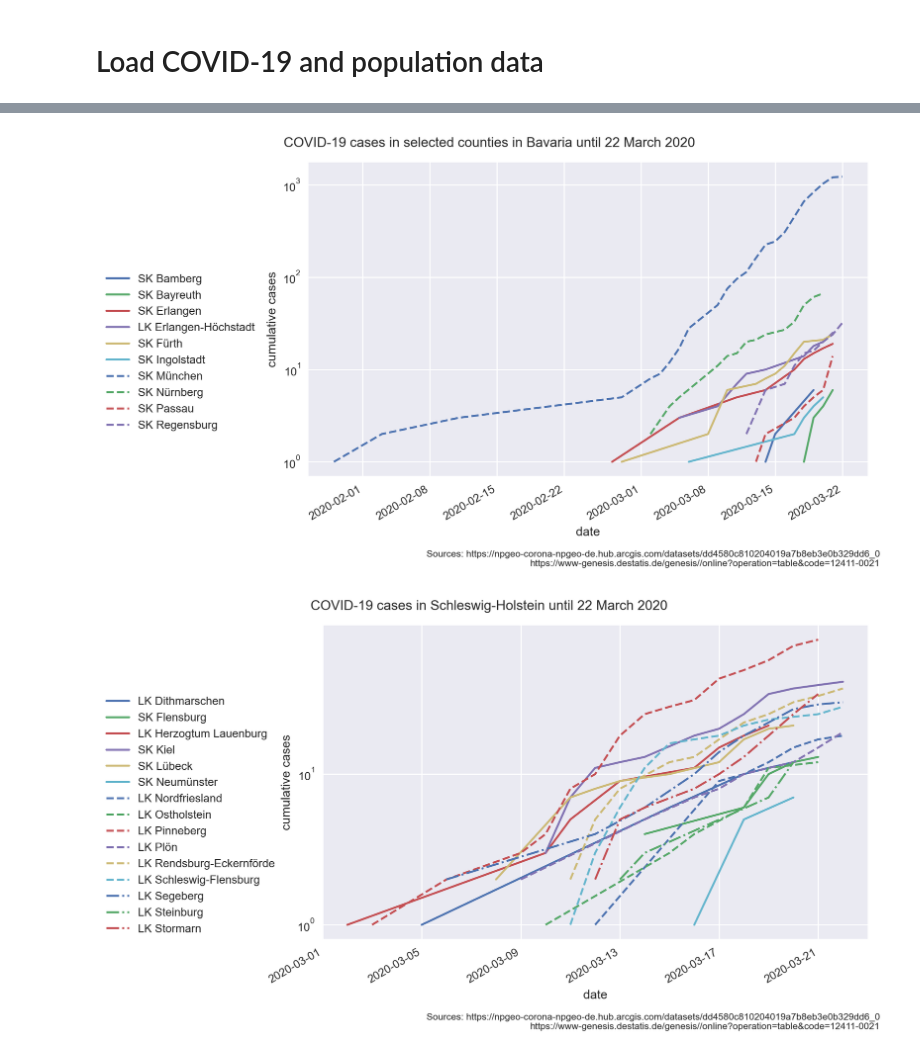
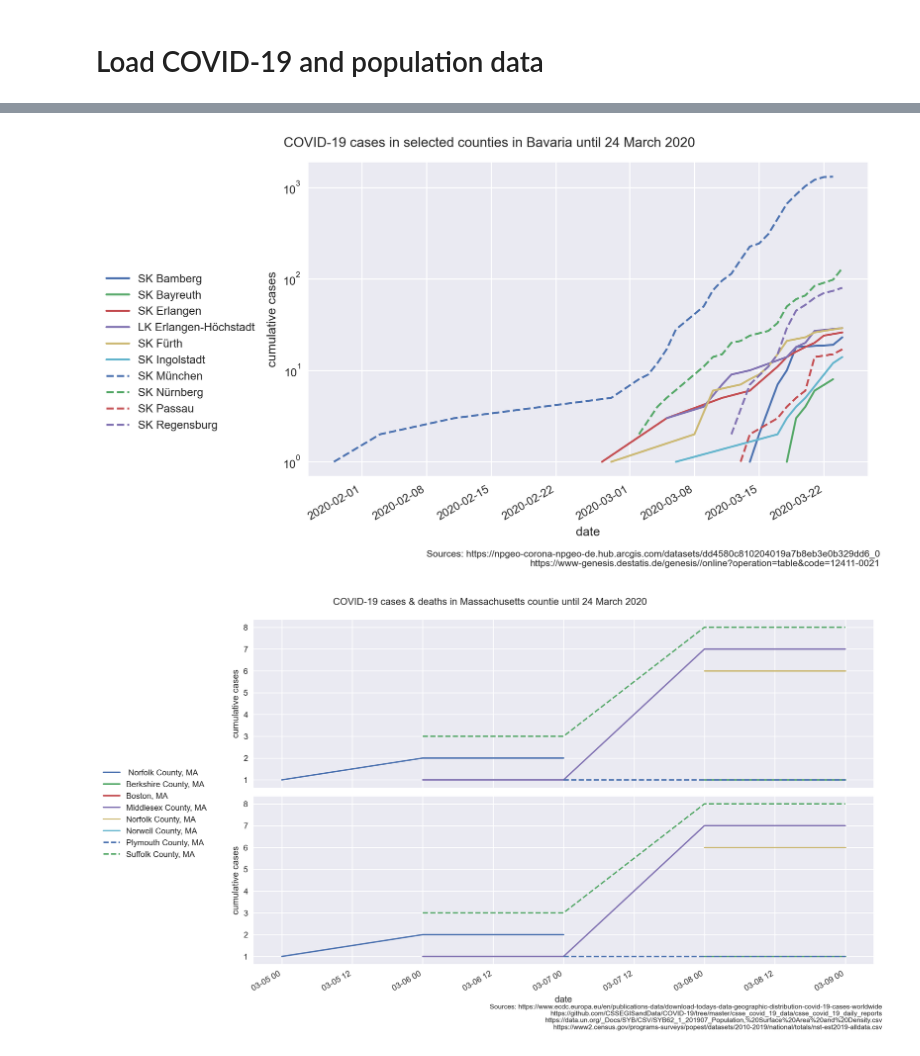
Before and after one commit to LeAlex27/covid-19, a Jupyter notebook: covid-19.ipynb, the cells around one changed output, grey strips where cells are left out. Saved outputs shown, nothing was run; the diff lists cells and outputs as text; code cells hidden in the pictures.

Commit message:
can plot new JHU data

```diff
--- a/covid-19.ipynb
+++ b/covid-19.ipynb
@@ -43,15 +46,25 @@ mpl.rcParams['axes.prop_cycle'] = cycler(linestyle=['-', '--', '-.']) \
 # %% [markdown]
 # Load COVID-19 and population data
 # %%
-current_date = date.today()
-ecdc_date = current_date
-rki_date = date(2020, 3, 22)
-jhu_date = date(2020, 3, 23)
+ecdc_date = date(2020, 3, 25)
+rki_date = date(2020, 3, 24)
+jhu_date = date(2020, 3, 24)
+
+ecdc_src = "https://www.ecdc.europa.eu/en/publications-data/download-todays-data-geographic-distribution-covid-19-cases-worldwide"
+rki_src = "https://npgeo-corona-npgeo-de.hub.arcgis.com/datasets/dd4580c810204019a7b8eb3e0b329dd6_0"
+jhu_time_series_src = "https://github.com/CSSEGISandData/COVID-19/tree/master/csse_covid_19_data/csse_covid_19_time_series"
+jhu_daily_src = "https://github.com/CSSEGISandData/COVID-19/tree/master/csse_covid_19_data/csse_covid_19_daily_reports"
+
+un_pop_num_src = "https://data.un.org/_Docs/SYB/CSV/SYB62_1_201907_Population,%20Surface%20Area%20and%20Density.csv"
+de_pop_num_src = "https://www-genesis.destatis.de/genesis//online?operation=table&code=12411-0021"
+us_pop_num_src = " https://www2.census.gov/programs-surveys/popest/datasets/2010-2019/national/totals/nst-est2019-alldata.csv"
+
 
 rki_states, rki_counties, rki_cbs = get_rki_data('/home/lennart/Downloads/RKI_COVID19.csv')
-ecdc_countries, ecdc_country_dic = get_ecdc_data('/home/lennart/Downloads/COVID-19-geographic-disbtribution-worldwide-{}.csv'.format(current_date))
-jhu_countries, jhu_states, jhu_sbc = get_jhu_data('/home/lennart/Downloads/time_series_19-covid-Confirmed.csv',
-                                                  '/home/lennart/Downloads/time_series_19-covid-Deaths.csv')
+ecdc_countries, ecdc_country_dic = get_ecdc_data('/home/lennart/Downloads/COVID-19-geographic-disbtribution-worldwide-{}_0.csv'.format(ecdc_date))
+#jhu_countries, jhu_states, jhu_sbc = get_jhu_data('/home/lennart/Downloads/time_series_19-covid-Confirmed.csv',
+#                                                  '/home/lennart/Downloads/time_series_19-covid-Deaths.csv')
+jhu_countries, jhu_states, jhu_counties, jhu_sbc, jhu_cbs = get_jhu_data_status_report('/home/lennart/src/COVID-19/csse_covid_19_data/csse_covid_19_daily_reports')
 
 un_pop_nums = get_un_population_numbers('/home/lennart/Downloads/SYB62_1_201907_Population, Surface Area and Density.csv', 2019, ecdc_country_dic)
 de_pop_nums = get_de_population_numbers('/home/lennart/Downloads/12411-0021_.csv')
@@ -71,24 +209,27 @@ handles, labels = ax.get_legend_handles_labels()
 fig.legend(handles, labels, loc='center left')
 
 fig.tight_layout(rect=(0.2, 0.04, 1.0, 0.95))
-fig.text(1, 0, "Sources: https://npgeo-corona-npgeo-de.hub.arcgis.com/datasets/dd4580c810204019a7b8eb3e0b329dd6_0"
-         + "\nhttps://www-genesis.destatis.de/genesis//online?operation=table&code=12411-0021",
+fig.text(1, 0, "Sources: " + rki_src + '\n' + de_pop_num_src,
          horizontalalignment='right', verticalalignment='bottom', fontsize='small');
+fig.savefig(fig_dir + 'bavaria_{}.png'.format(rki_date))
 # %% [output]
-[figure, old version]
+[figure, new version]
 # %%
-e_list = sorted(rki_cbs['Schleswig-Holstein'], key=lambda e: e.split(' ')[1])
-fig, ax = plt.subplots(1, **{'figsize': (0.5 * 19.2 , 0.5 * 10.8), 'dpi': 200})
-plot(e_list, 'date', 'cum_cases', rki_counties, norm=False, ax=ax, legend=False, y_scale='log', x_start=date(2020, 3, 1))
+e_list = sorted(list(filter(lambda s: s[-4:] == ', MA' and s != 'Unknown Location, MA', jhu_sbc['US'])))
+fig, ax = plt.subplots(2, 1, **{'figsize': (0.7 * 19.2 , 0.7 * 10.8), 'dpi': 200})
+x_start = date(2020, 3, 5)
+plot(e_list, 'date', 'cum_cases', data=jhu_states, norm=False, ax=ax[0], y_scale='linear', x_start=x_start, legend=False)
+plot(e_list, 'date', 'cum_cases', data=jhu_states, norm=False, ax=ax[1], y_scale='linear', x_start=x_start, legend=False, pop_nums=us_pop_nums)
+#plot(e_list, 'date', 'cum_deaths', data=jhu_states, norm=False, ax=ax[0, 1], y_scale='linear', x_start=None, legend=False)
+#plot(e_list, 'date', 'cum_deaths', data=jhu_states, norm=False, ax=ax[1, 1], y_scale='linear', x_start=None, legend=False, pop_nums=us_pop_nums)
 fig.autofmt_xdate()
 
-fig.suptitle("COVID-19 cases in Schleswig-Holstein until {}".format(rki_date.strftime('%d %B %Y')))
-handles, labels = ax.get_legend_handles_labels()
+fig.suptitle("COVID-19 cases & deaths in Massachusetts countie until {}".format(jhu_date.strftime('%d %B %Y')))
+handles, labels = ax[1].get_legend_handles_labels()
 fig.legend(handles, labels, loc='center left')
+fig.text(1, 0, "Sources: " + ecdc_src + '\n' + jhu_daily_src + '\n' + un_pop_num_src + '\n' + us_pop_num_src,
+         horizontalalignment='right', verticalalignment='bottom', fontsize='small')
 
-fig.tight_layout(rect=(0.2, 0.04, 1.0, 0.95))
-fig.text(1, 0, "Sources: https://npgeo-corona-npgeo-de.hub.arcgis.com/datasets/dd4580c810204019a7b8eb3e0b329dd6_0"
-         + "\nhttps://www-genesis.destatis.de/genesis//online?operation=table&code=12411-0021",
-         horizontalalignment='right', verticalalignment='bottom', fontsize='small');
+fig.tight_layout(rect=(0.16, 0.04, 1.0, 0.95))
 # %% [output]
-[figure, old version]
+[figure, new version]
```
Also changed, not shown: parts of 15 cells of this notebook, 1 other file.
